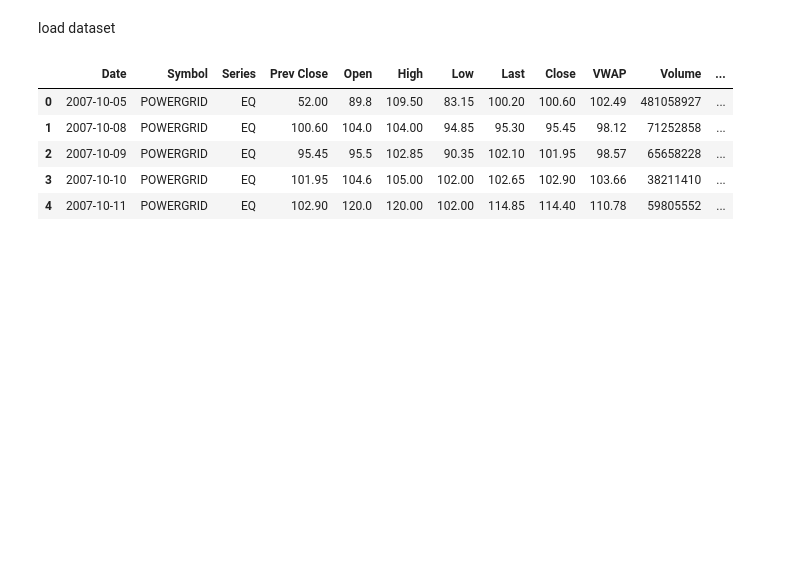
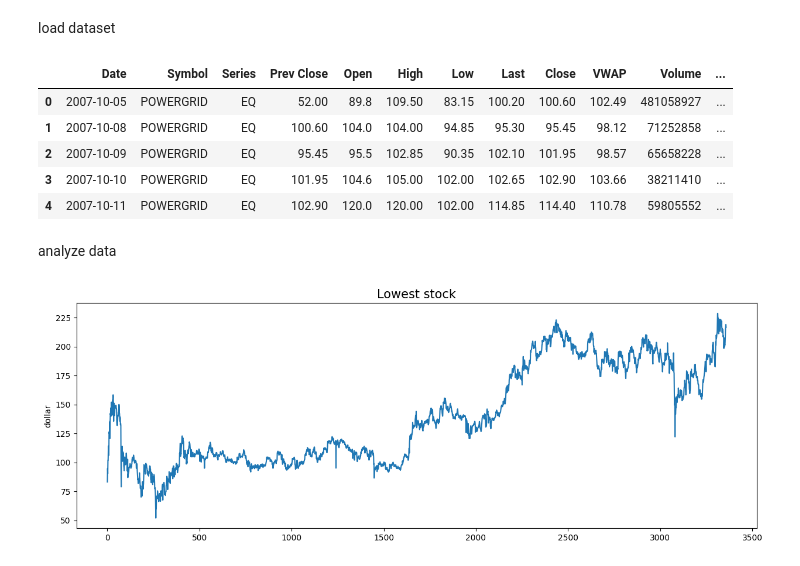
Before and after one commit to heronhoga/stock-prediction, a Jupyter notebook: prediction.ipynb, the cells around one changed output. Drawn from its saved outputs; the diff is of its cells as text; code cells hidden in the pictures; blank space fills up the shorter version.

Commit message:
feat:add plot visual

```diff
--- a/prediction.ipynb
+++ b/prediction.ipynb
@@ -27,3 +28,13 @@ df.head()
 | 2 | 2007-10-09 | POWERGRID | EQ | 95.45 | 95.5 | 102.85 | 90.35 | 102.10 | 101.95 | 98.57 | 65658228 | ... |
 | 3 | 2007-10-10 | POWERGRID | EQ | 101.95 | 104.6 | 105.00 | 102.00 | 102.65 | 102.90 | 103.66 | 38211410 | ... |
 | 4 | 2007-10-11 | POWERGRID | EQ | 102.90 | 120.0 | 120.00 | 102.00 | 114.85 | 114.40 | 110.78 | 59805552 | ... |
+# %% [markdown]
+analyze data
+# %%
+plt.figure(figsize=(15,5))
+plt.plot(df['Low'])
+plt.title('Lowest stock', fontsize=15)
+plt.ylabel('dollar')
+plt.show()
+# %% [output]
+[figure, added]
```
Also changed, not shown: parts of 1 cell of this notebook.
